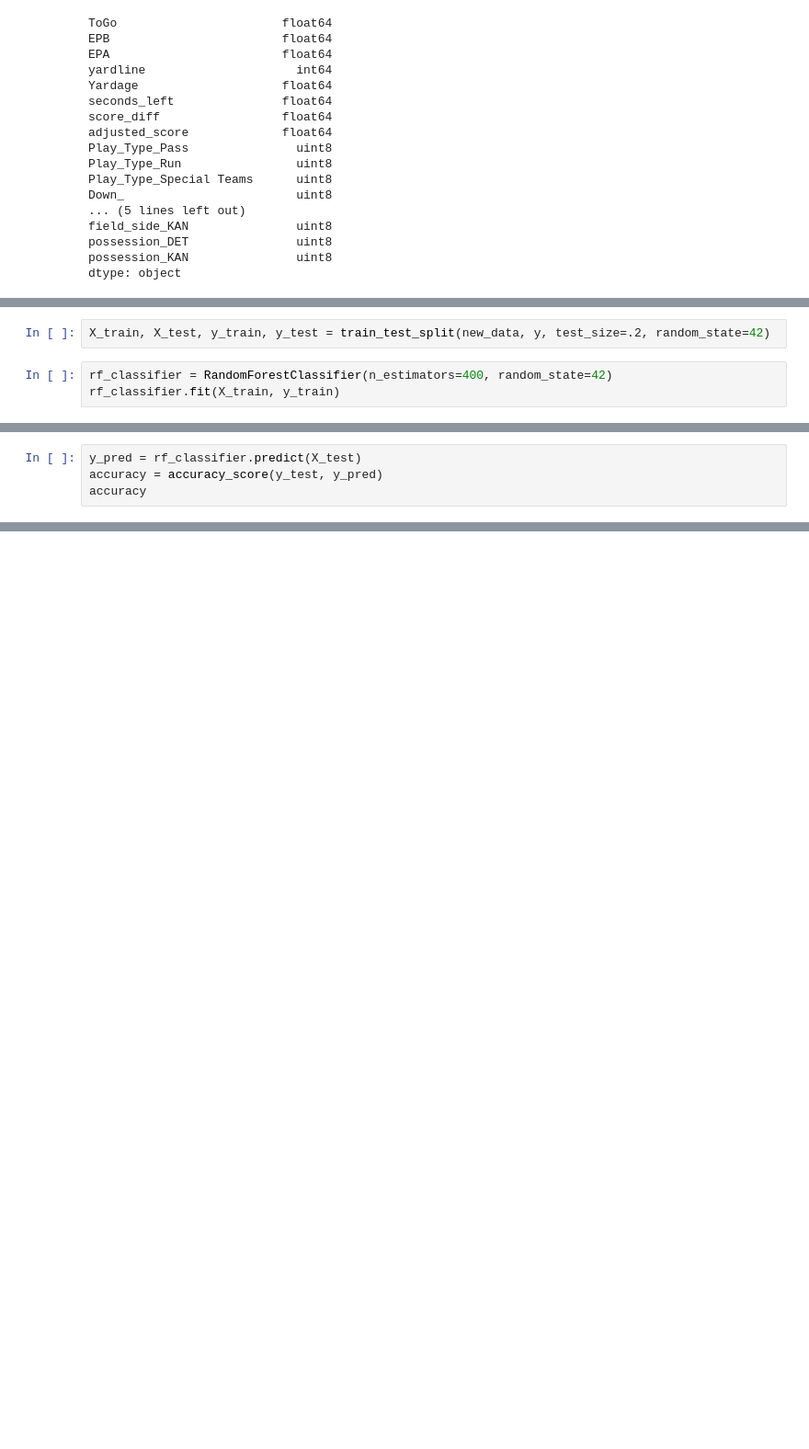
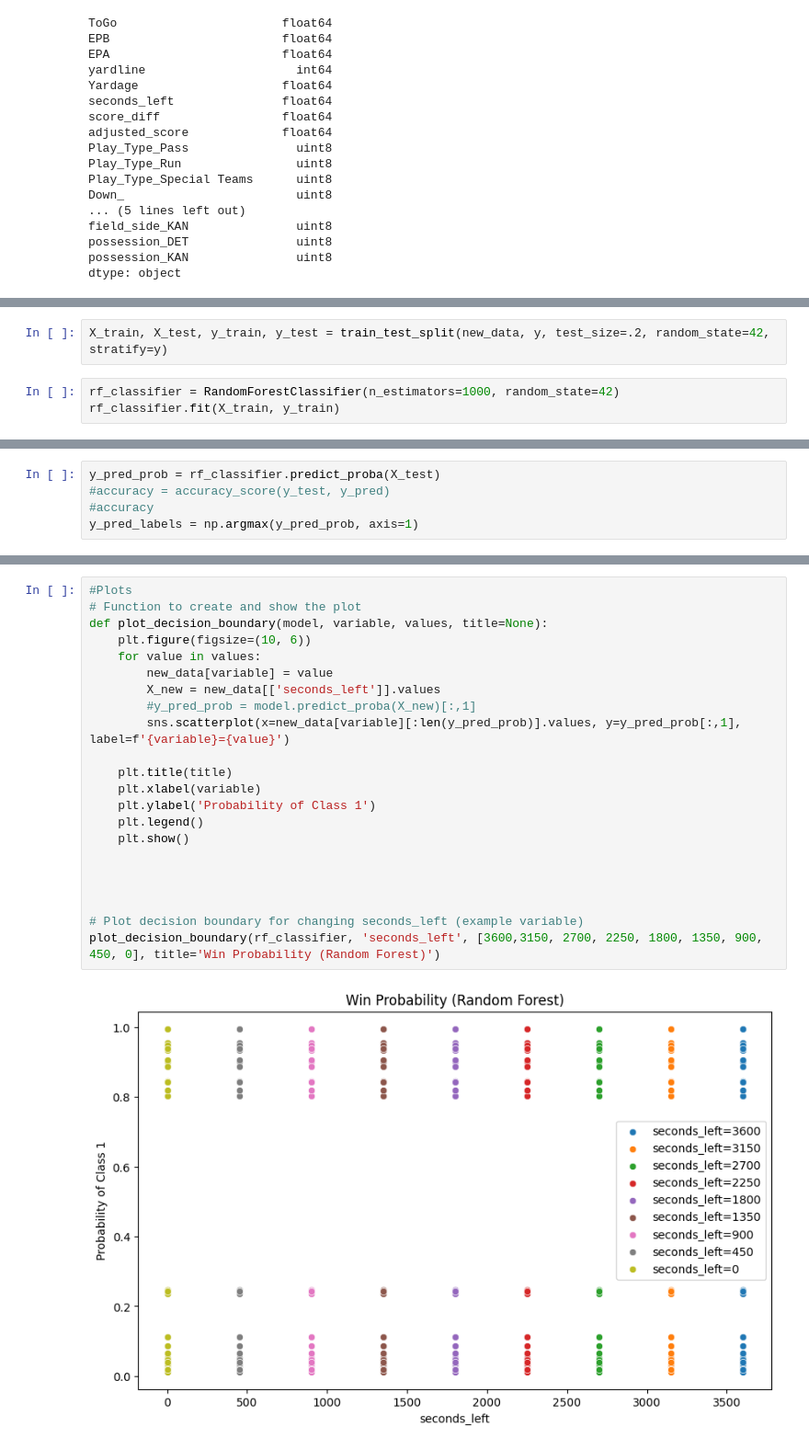
Before and after one commit to benkearsley/nfl_scraping_project, a Jupyter notebook: Random_forest_test.ipynb, the cells around one changed output, grey strips where cells are left out. Shown at 92% size. Saved outputs shown, nothing was run; the diff lists cells and outputs as text; blank space fills up the shorter version.

```diff
--- a/Random_forest_test.ipynb
+++ b/Random_forest_test.ipynb
@@ -187,7 +191,7 @@ new_data
 132 rows × 20 columns
 # %%
-X_train, X_test, y_train, y_test = train_test_split(new_data, y, test_size=.2, random_state=42)
+X_train, X_test, y_train, y_test = train_test_split(new_data, y, test_size=.2, random_state=42, stratify=y)
 # %%
-rf_classifier = RandomForestClassifier(n_estimators=400, random_state=42)
+rf_classifier = RandomForestClassifier(n_estimators=1000, random_state=42)
 rf_classifier.fit(X_train, y_train)
 # %% [output]
@@ -195,4 +199,5 @@ RandomForestClassifier(n_estimators=400, random_state=42)
 # %%
-y_pred = rf_classifier.predict(X_test)
-accuracy = accuracy_score(y_test, y_pred)
-accuracy
+y_pred_prob = rf_classifier.predict_proba(X_test)
+#accuracy = accuracy_score(y_test, y_pred)
+#accuracy
+y_pred_labels = np.argmax(y_pred_prob, axis=1)
@@ -200,0 +260,24 @@ accuracy
+# %%
+#Plots
+# Function to create and show the plot
+def plot_decision_boundary(model, variable, values, title=None):
+    plt.figure(figsize=(10, 6))
+    for value in values:
+        new_data[variable] = value
+        X_new = new_data[['seconds_left']].values
+        #y_pred_prob = model.predict_proba(X_new)[:,1]
+        sns.scatterplot(x=new_data[variable][:len(y_pred_prob)].values, y=y_pred_prob[:,1], label=f'{variable}={value}')
+
+    plt.title(title)
+    plt.xlabel(variable)
+    plt.ylabel('Probability of Class 1')
+    plt.legend()
+    plt.show()
+
+
+
+
+# Plot decision boundary for changing seconds_left (example variable)
+plot_decision_boundary(rf_classifier, 'seconds_left', [3600,3150, 2700, 2250, 1800, 1350, 900, 450, 0], title='Win Probability (Random Forest)')
+# %% [output]
+[figure, added]
```
Also changed, not shown: parts of 20 cells of this notebook, 1 other file.
